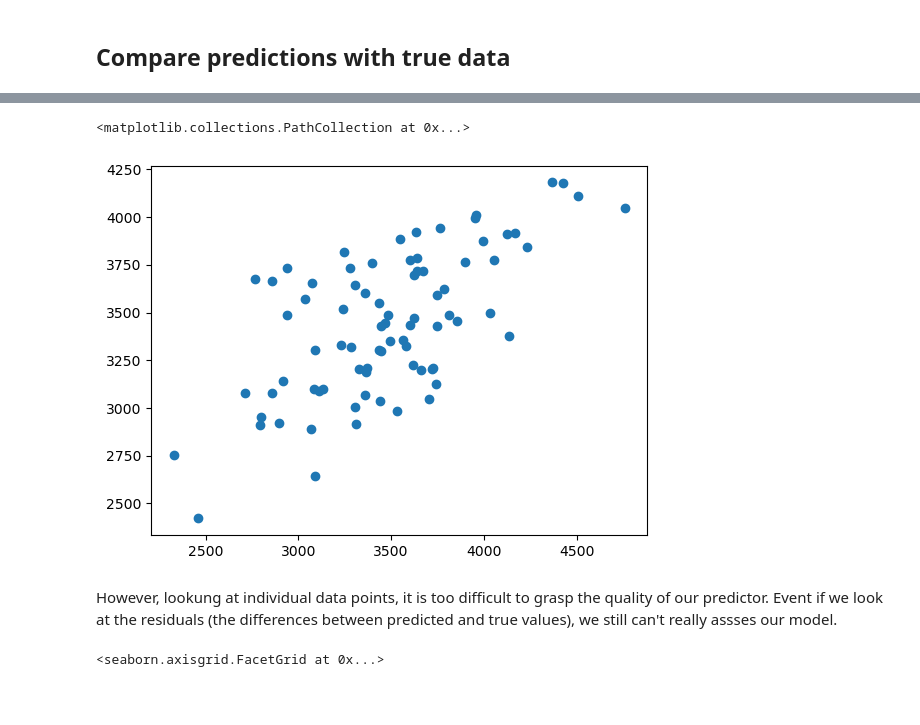
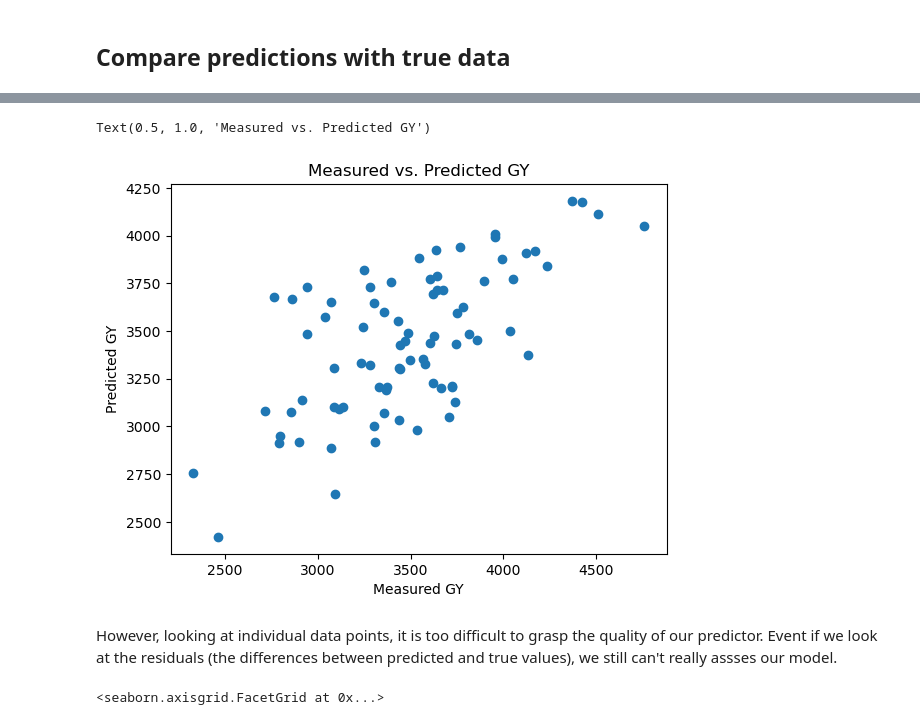
Before and after one commit to ElenJ/ML_Demos, a Jupyter notebook: Regression_example.ipynb, the cells around one changed output, grey strips where cells are left out. Cells and saved outputs as stored; diff of their text form; code cells hidden in the pictures; blank space fills up the shorter version.

```diff
--- a/Regression_example.ipynb
+++ b/Regression_example.ipynb
@@ -284,10 +277,15 @@ array([[3210.71325003],
 # %%
-plt.scatter(y_test,predictions)
+plt.scatter(x = y_test, y = predictions)
+
+# add achsis labels
+plt.xlabel('Measured GY')
+plt.ylabel('Predicted GY')
+plt.title('Measured vs. Predicted GY')
 # %% [output]
-<matplotlib.collections.PathCollection at 0x...>
+Text(0.5, 1.0, 'Measured vs. Predicted GY')
-[figure, old version]
+[figure, new version]
 # %% [markdown]
-However, lookung at individual data points, it is too difficult to grasp the quality of our predictor. Event if we look at the residuals (the differences between predicted and true values), we still can't really assses our model.
+However, looking at individual data points, it is too difficult to grasp the quality of our predictor. Event if we look at the residuals (the differences between predicted and true values), we still can't really assses our model.
 # %%
 sns.displot((y_test - predictions), kind='kde')
 # %% [output]
```
Also changed, not shown: parts of 4 cells of this notebook, 1 other file.
